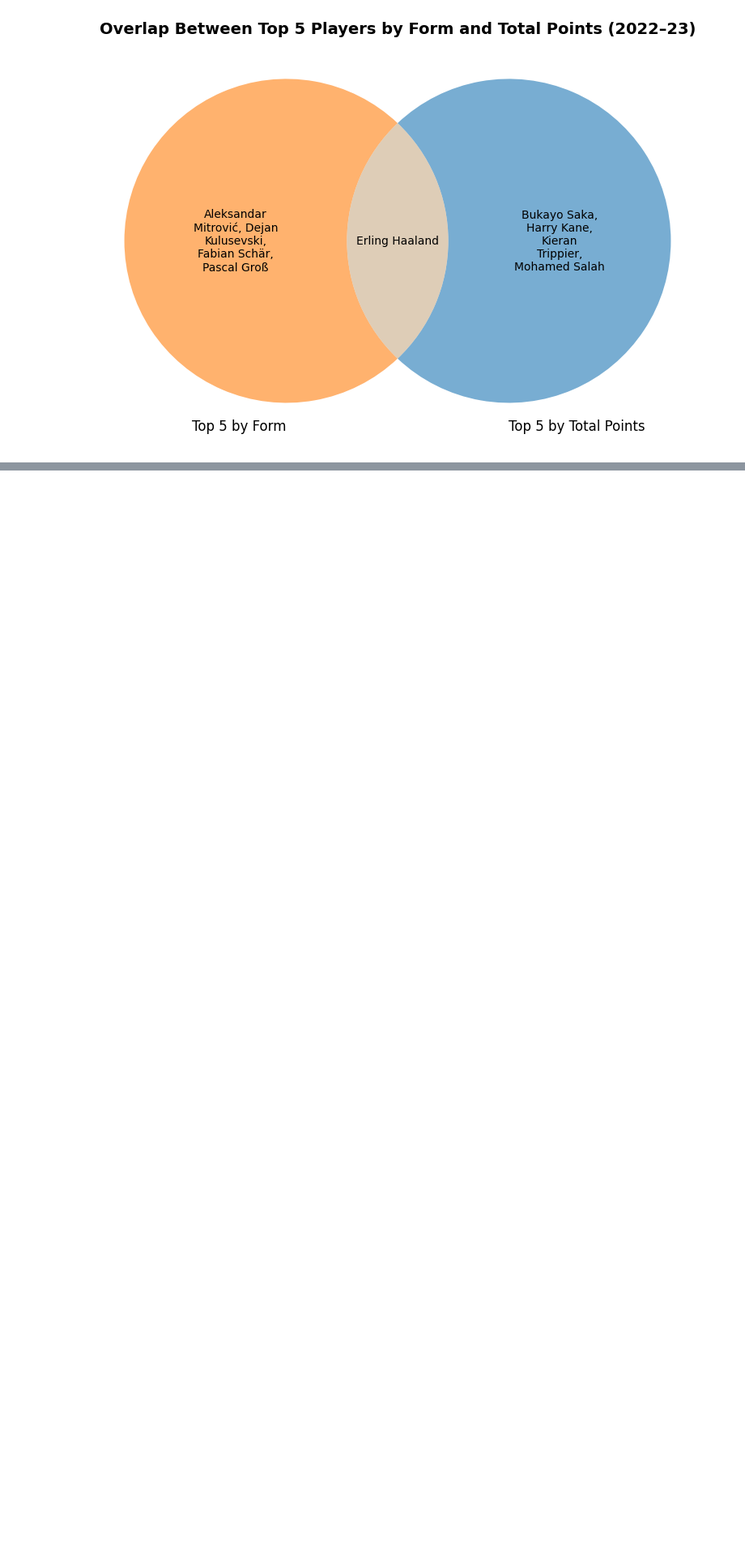
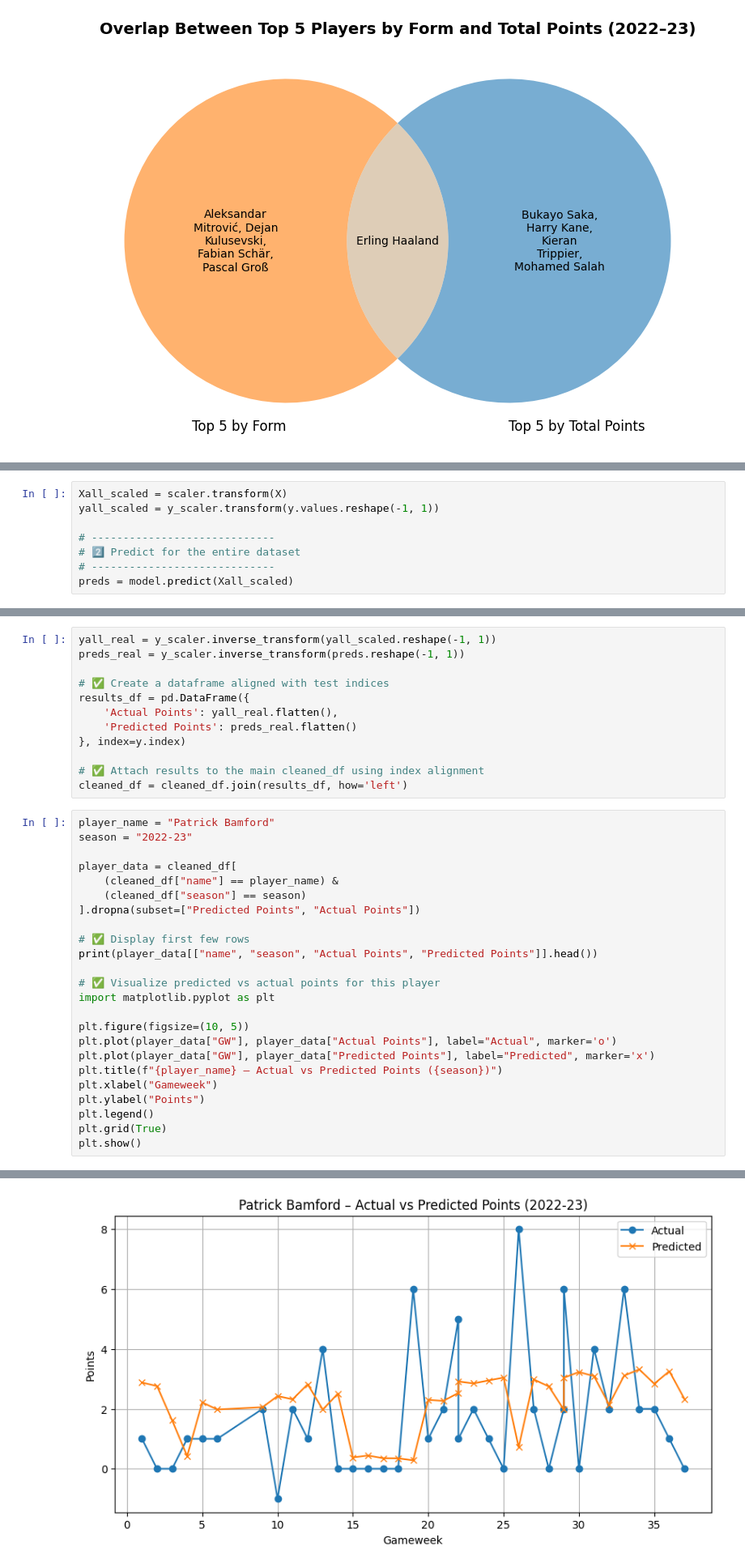
Before and after one commit to Aby293/Fantasy-Premier-League-Companion, a Jupyter notebook: fantasy-pl.ipynb, the cells around one changed output, grey strips where cells are left out. Shown at 81% size. Saved outputs shown, nothing was run; the diff lists cells and outputs as text; blank space fills up the shorter version.

```diff
--- a/fantasy-pl.ipynb
+++ b/fantasy-pl.ipynb
@@ -625,0 +886,8 @@ plt.show()
+# %%
+Xall_scaled = scaler.transform(X)
+yall_scaled = y_scaler.transform(y.values.reshape(-1, 1))
+
+# -----------------------------
+# 2️⃣ Predict for the entire dataset
+# -----------------------------
+preds = model.predict(Xall_scaled)
@@ -625,0 +896,37 @@ plt.show()
+# %%
+yall_real = y_scaler.inverse_transform(yall_scaled.reshape(-1, 1))
+preds_real = y_scaler.inverse_transform(preds.reshape(-1, 1))
+
+# ✅ Create a dataframe aligned with test indices
+results_df = pd.DataFrame({
+    'Actual Points': yall_real.flatten(),
+    'Predicted Points': preds_real.flatten()
+}, index=y.index)
+
+# ✅ Attach results to the main cleaned_df using index alignment
+cleaned_df = cleaned_df.join(results_df, how='left')
+# %%
+player_name = "Patrick Bamford"
+season = "2022-23"
+
+player_data = cleaned_df[
+    (cleaned_df["name"] == player_name) &
+    (cleaned_df["season"] == season)
+].dropna(subset=["Predicted Points", "Actual Points"])
+
+# ✅ Display first few rows
+print(player_data[["name", "season", "Actual Points", "Predicted Points"]].head())
+
+# ✅ Visualize predicted vs actual points for this player
+import matplotlib.pyplot as plt
+
+plt.figure(figsize=(10, 5))
+plt.plot(player_data["GW"], player_data["Actual Points"], label="Actual", marker='o')
+plt.plot(player_data["GW"], player_data["Predicted Points"], label="Predicted", marker='x')
+plt.title(f"{player_name} – Actual vs Predicted Points ({season})")
+plt.xlabel("Gameweek")
+plt.ylabel("Points")
+plt.legend()
+plt.grid(True)
+plt.show()
+# %% [output]
@@ -625,0 +939 @@ plt.show()
+[figure, added]
```
Also changed, not shown: parts of 52 cells of this notebook, 1 other file.
